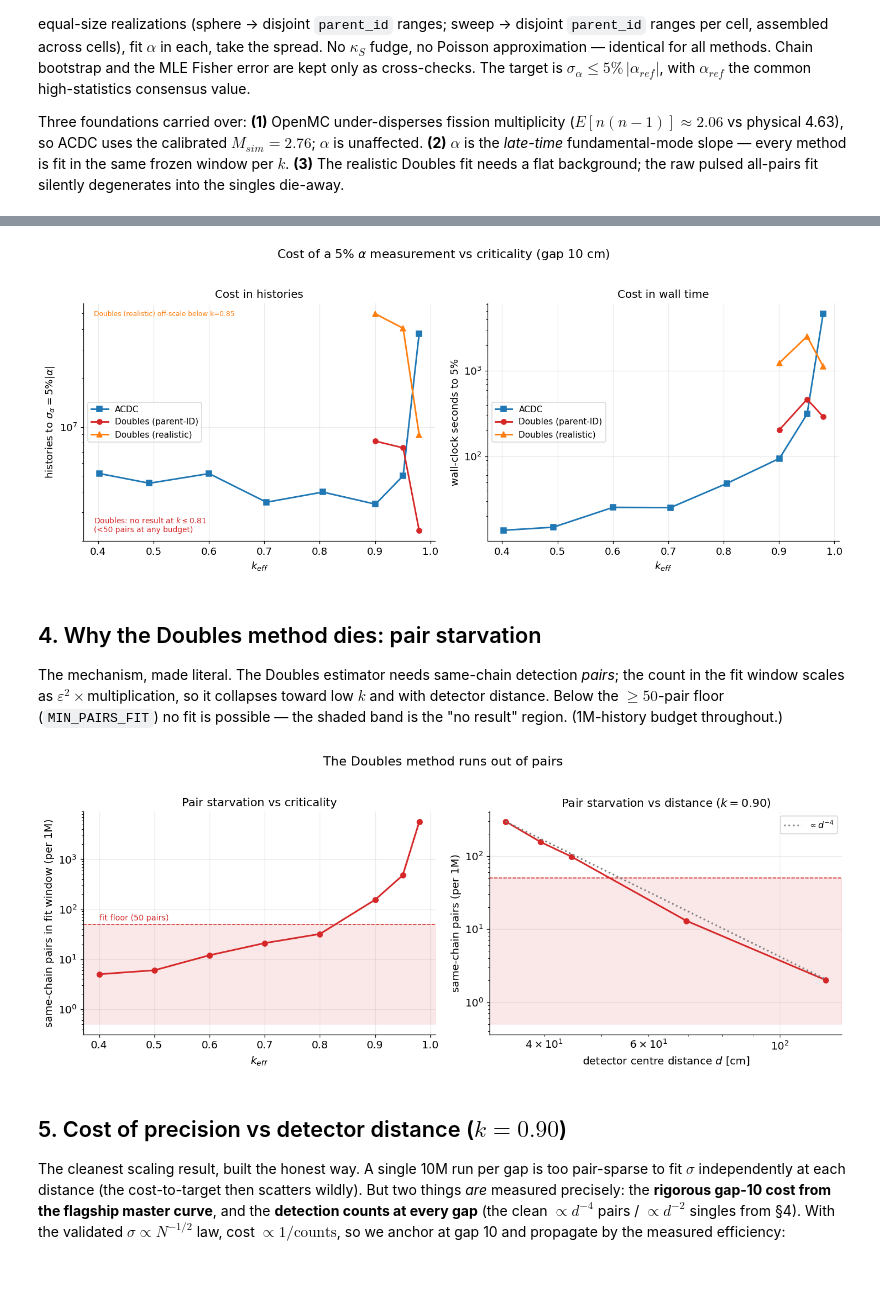
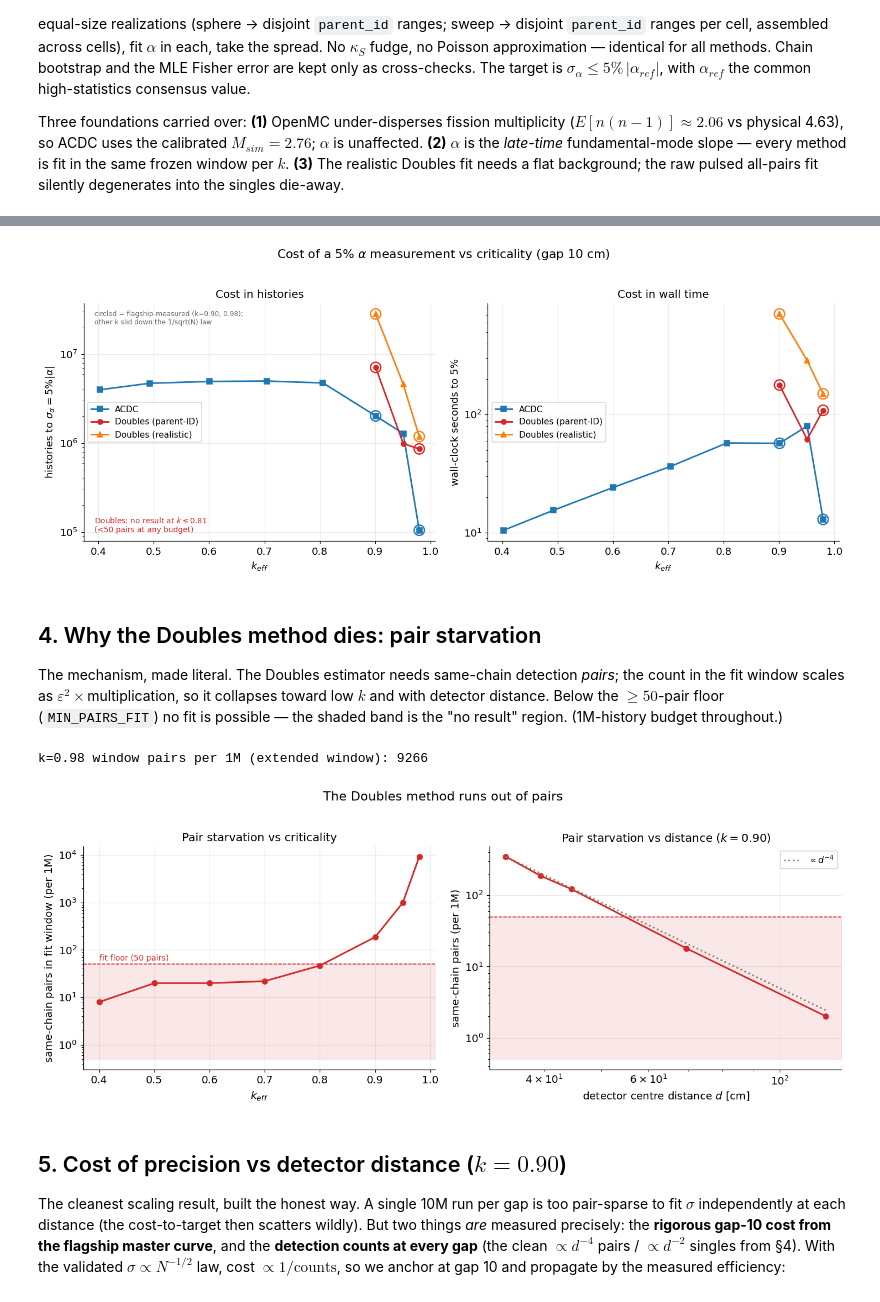
Before and after one commit to itaybnv/openmc-initiation-project, a Jupyter notebook: project/analysis/notebooks/rossi_benchmark.ipynb, the cells around one changed output, grey strips where cells are left out. Cells and saved outputs as stored; diff of their text form; code cells hidden in the pictures.

```diff
--- a/project/analysis/notebooks/rossi_benchmark.ipynb
+++ b/project/analysis/notebooks/rossi_benchmark.ipynb
@@ -232,25 +646,8 @@ ACDC                   slope=-0.61 (ok=True)  N->5%=3.1M
 # %%
 fig, ax = plt.subplots(figsize=(8.5, 6.2))
-for m in ["acdc", "oracle", "realistic", "die"]:
-    c = curves[m]; meta = M[m]
-    d = c[c["sigma"].notna() & (c["sigma"] > 0)]
-    if len(d):
-        ax.loglog(d["n_prime"], d["sigma"] / abs(alpha_ref), marker=meta["marker"],
-                  color=meta["color"], label=meta["label"])
-    h = h2t[m]
-    if h["ok"] and np.isfinite(h["n_target"]) and len(d):
-        Nx = np.array([h["anchor_N"], h["n_target"]])
-        Sx = h["anchor_sigma"] / abs(alpha_ref) * np.sqrt(h["anchor_N"] / Nx)
-        ax.loglog(Nx, Sx, ls="--", color=meta["color"], lw=1.3, alpha=0.7)
-        ax.scatter([h["n_target"]], [TARGET], marker=meta["marker"], color=meta["color"],
-                   s=130, zorder=6, edgecolor="k", linewidth=0.8)
-ax.axhline(TARGET, color="0.35", ls=":", lw=1.4)
-ax.text(ax.get_xlim()[0] * 1.2, TARGET * 1.12, "target 5%", color="0.35", fontsize=10)
-ax.set_xlabel("total transport histories $N$ (fair: sweep = per-cell × $n_{cells}$)")
-ax.set_ylabel(r"$\sigma_\alpha / |\alpha|$")
-ax.set_title(f"Master cost curve — $k$={gl.K_OF_LABEL[FL]:.2f}, gap 10 cm "
+draw_master_curve(ax, curves, scaling, h2t, alpha_ref)
+ax.set_title(f"Master cost curve — all methods — $k$={gl.K_OF_LABEL[FL]:.2f}, gap 10 cm "
              f"(matched {fmt_N(n_sphere)} histories)")
-ax.legend(title="solid = measured · dashed = $N^{-1/2}$", title_fontsize=9)
 plt.tight_layout()
 plt.savefig(FIGURES_DIR / "master_sigma_vs_N.png")
 plt.show()
@@ -423,35 +960,38 @@ label     k   N_acdc   T_acdc  N_oracle  T_oracle  N_realistic  T_realistic    N
 # %%
 fig, (axN, axT) = plt.subplots(1, 2, figsize=(13.5, 5.4))
 kk = cost_k["k"].to_numpy()
-REAL_CAP = 1e9   # drop the realistic point(s) far off-scale (k<=0.80) so the
-                 # informative ACDC-vs-oracle band stays readable
+fl = cost_k["flagship"].to_numpy()
 for m in ["acdc", "oracle", "realistic"]:
     meta = M[m]
     yN = cost_k[f"N_{m}"].to_numpy(); yT = cost_k[f"T_{m}"].to_numpy()
     keep = np.isfinite(yN)
-    if m == "realistic":
-        keep = keep & (yN < REAL_CAP)
     axN.plot(kk[keep], yN[keep], marker=meta["marker"], color=meta["color"], label=meta["label"])
     keepT = keep & np.isfinite(yT)
     axT.plot(kk[keepT], yT[keepT], marker=meta["marker"], color=meta["color"], label=meta["label"])
-axN.text(0.03, 0.97, "Doubles (realistic) off-scale below k=0.85", transform=axN.transAxes,
-         fontsize=8, color=M["realistic"]["color"], va="top")
+    # flagship-measured k (0.90, 0.98): big open rings = read straight off the master
+    # curve; the realistic point censors out below k~0.85 (fix), so no REAL_CAP hack.
+    axN.scatter(kk[keep & fl], yN[keep & fl], s=150, facecolor="none", edgecolor=meta["color"],
+                linewidth=1.6, zorder=5)
+    axT.scatter(kk[keepT & fl], yT[keepT & fl], s=150, facecolor="none", edgecolor=meta["color"],
+                linewidth=1.6, zorder=5)
+axN.text(0.03, 0.97, "circled = flagship-measured (k=0.90, 0.98);\nother k slid down the 1/sqrt(N) law",
+         transform=axN.transAxes, fontsize=8, color="0.4", va="top")
 for ax in (axN, axT):
     ax.set_yscale("log"); ax.set_xlabel(r"$k_{eff}$"); ax.legend(loc="center left")
 axN.set_ylabel("histories to $\\sigma_\\alpha=5\\%|\\alpha|$")
 axN.set_title("Cost in histories")
 axT.set_ylabel("wall-clock seconds to 5%"); axT.set_title("Cost in wall time")
 # annotate where the Doubles method has no result
 no_o = cost_k[~np.isfinite(cost_k["N_oracle"])]["k"].tolist()
 if no_o:
     axN.text(0.03, 0.03, f"Doubles: no result at $k\\leq${max(no_o):.2f}\n(<50 pairs at any budget)",
              transform=axN.transAxes, fontsize=9, color=M["oracle"]["color"], va="bottom")
 fig.suptitle("Cost of a 5% $\\alpha$ measurement vs criticality (gap 10 cm)", y=1.02)
 plt.tight_layout()
 plt.savefig(FIGURES_DIR / "cost_of_precision.png")
 plt.show()
 # %% [output]
-[figure, old version]
+[figure, new version]
 # %% [markdown]
 ## 4. Why the Doubles method dies: pair starvation
 
@@ -461,6 +1001,11 @@ with detector distance. Below the $\ge50$-pair floor (`MIN_PAIRS_FIT`) no fit is
 shaded band is the "no result" region. (1M-history budget throughout.)
 # %%
 dck = rb.doubles_count_vs_k(LABELS)
+# k=0.98's fit window moved with the record-extension fix (K098_EXTENSION_REPORT.md);
+# recompute its in-window pair count on the extended window (supersedes the old 7350)
+dck.loc[dck["label"] == "098", "pairs"] = kre.doubles_window_pairs_1M_ext()
+print("k=0.98 window pairs per 1M (extended window):",
+      int(dck.loc[dck['label'] == '098', 'pairs'].iloc[0]))
 dcg = rb.doubles_count_vs_gap([5, 10, 15, 40, 90])
 dcg = dcg[~dcg["missing"]].copy()
 dcg["d"] = 24.5 + dcg["gap"] + 5.0   # detector centre distance [cm], k=0.90 (R=24.5)
@@ -487,7 +1032,8 @@ plt.tight_layout()
 plt.savefig(FIGURES_DIR / "why_doubles_dies.png")
 plt.show()
 # %% [output]
+k=0.98 window pairs per 1M (extended window): 9266
-[figure, old version]
+[figure, new version]
 # %% [markdown]
 ## 5. Cost of precision vs detector distance ($k=0.90$)
 
```
Also changed, not shown: parts of 39 cells of this notebook, 10 other files.
